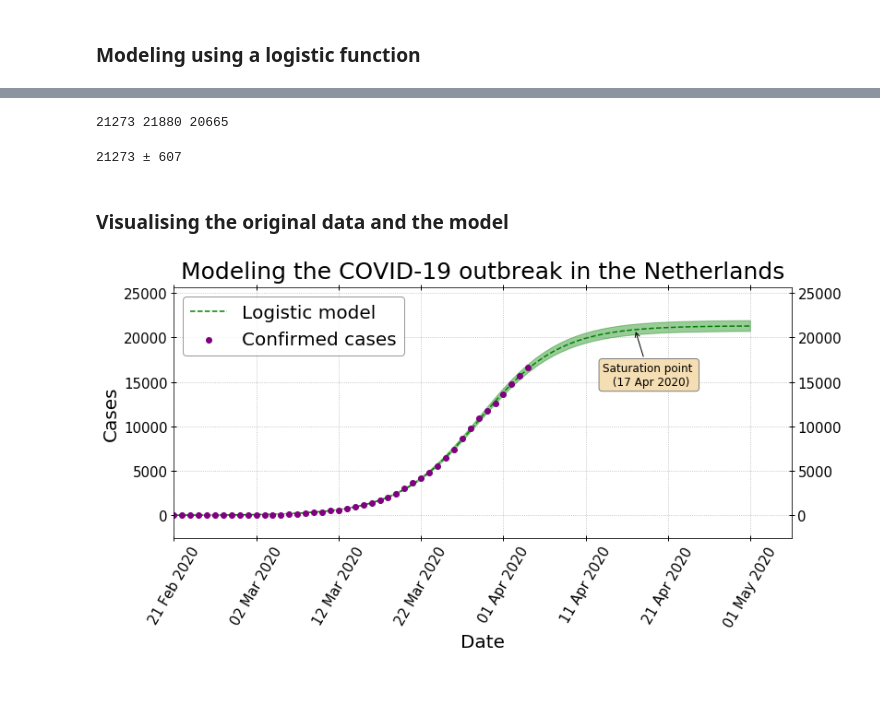
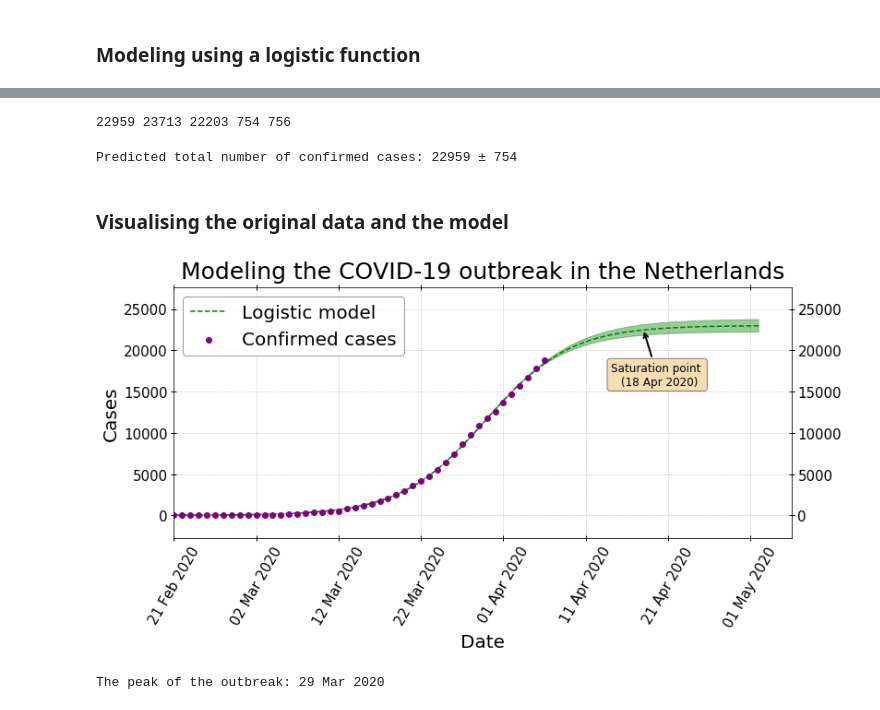
Before and after one commit to ArtemZapara/modeling_covid_19_NL, a Jupyter notebook: modeling_COVID_NL.ipynb, the cells around one changed output, grey strips where cells are left out. Saved outputs shown, nothing was run; the diff lists cells and outputs as text; code cells hidden in the pictures.

```diff
--- a/modeling_COVID_NL.ipynb
+++ b/modeling_COVID_NL.ipynb
@@ -149,9 +177,9 @@ Day of flattening of the infection curve
 # %%
-flatasymp=sol+15
-mean = [logistic_model(i,a,b,c) for i in np.arange(flatasymp)]
-upper_lim = [logistic_model(i,a+0,b+0,c+3*sigma_c) for i in np.arange(flatasymp)]
-lower_lim = [logistic_model(i,a-0,b-0,c-3*sigma_c) for i in np.arange(flatasymp)]
+flatasymp=sol+15   # adding 15 days after the flattening for visualization
+mean = [logistic_model(i,a,b,c) for i in np.arange(flatasymp)]     # this is a new array of data from the model
+upper_lim = [logistic_model(i,a+3*sigma_a,b+3*sigma_b,c+3*sigma_c) for i in np.arange(flatasymp)]   # upper 3-sigma boundary
+lower_lim = [logistic_model(i,a-3*sigma_a,b-3*sigma_b,c-3*sigma_c) for i in np.arange(flatasymp)]   # lower 3-sigma boundary
 # %%
-print(int(mean[-1]),int(upper_lim[-1]),int(lower_lim[-1]))
+print(int(mean[-1]),int(upper_lim[-1]),int(lower_lim[-1]),int(upper_lim[-1])-int(mean[-1]),int(mean[-1])-int(lower_lim[-1]))
 # %% [output]
-21273 21880 20665
+22959 23713 22203 754 756
@@ -162,47 +186,62 @@ mean_f=int(mean[-1])
-# %%
-print(str(mean_f)+' \xb1 '+ str(error))
-# %% [output]
-21273 ± 607
+# %%
+error = int((upper_lim[-1]-lower_lim[-1])/2)   # error bar at the end of modeling
+mean_final=int(mean[-1])                       # final values at the end of modeling
+
+print('Predicted total number of confirmed cases: ' + str(mean_final)+' \xb1 '+ str(error))
+# %% [output]
+Predicted total number of confirmed cases: 22959 ± 754
 # %% [markdown]
 ### Visualising the original data and the model
 # %%
 xArr_model=np.arange(len(mean))
 
 fig, ax = plt.subplots(1)
 fig.set_size_inches(12, 5)
 
+#########################################################################
+# Visaulizing the data
+#########################################################################
+
 ax.scatter(xArray,confirmed, color='purple', zorder=2,  label='Confirmed cases')
 
-ax.annotate('Saturation point \n ('+datesol+')', xy=(sol, max(mean)*0.98),  xycoords='data',
+ax.annotate('Saturation point \n ('+datesol+')', xy=(sol, np.max(mean)*0.98),  xycoords='data',
             fontsize=12, bbox=dict(boxstyle='round', fc='wheat', ec='gray'),
             xytext=(15, -60), textcoords='offset points', ha='center',
-            arrowprops=dict(arrowstyle="->"))
+            arrowprops=dict(arrowstyle="->", linewidth=2))
+
+ax.plot(xArr_model, mean, 'g--', zorder=1, label = 'Logistic model')
+
+ax.fill_between(xArr_model, upper_lim, lower_lim, color='green', alpha=0.4, zorder=1)
+
+##########################################################################
+# Adjusting some parameteres of the figure
 
 ax.tick_params(axis='x', direction='inout', length=6, width=1,
          top=True, labeltop=False, labelsize=15)
 ax.tick_params(axis='y', which='both', direction='inout', length=6, width=1,
         top=True, labelright=True, labelsize=15)
 ax.yaxis.set_ticks_position('both')
 ax.grid(True,which="major",ls=":",c='gray', alpha=0.6)
 
-ax.plot(xArr_model, mean, 'g--', zorder=1, label = 'Logistic model')
+ax.set_ylim(-20*(np.ceil(1.2*max(mean)/200)),200*(np.ceil(1.2*max(mean)/200)))
 
-ax.fill_between(xArr_model, upper_lim, lower_lim, color='green', alpha=0.4, zorder=1)
+ax.legend(loc=2, fontsize=20, edgecolor='gray')
 
-ax.set_ylim(-20*(np.ceil(1.2*max(mean)/200)),200*(np.ceil(1.2*max(mean)/200)))
+ax.set_ylabel('Cases', fontsize=20)
+ax.set_xlabel('Date', fontsize=20)
+ax.set_title('Modeling the COVID-19 outbreak in the ' + country, fontsize=25, pad=10)
+
+##########################################################################
+# Adjusting date labels on the x-axis
 
 ax.set_xlim(30,105)
 locs = ax.get_xticks()
 new_locs=[date_array[int(i)] for i in locs]
 ax.set_xticklabels([i for i in new_locs], fontsize = 15, rotation = 60)
 
-ax.legend(loc=2, fontsize=20, edgecolor='gray')
-
-ax.set_ylabel('Cases', fontsize=20)
-ax.set_xlabel('Date', fontsize=20)
-
-ax.set_title('Modeling the COVID-19 outbreak in the ' + country, fontsize=25, pad=10)
+###########################################################################
+# Saving the figure
 
 plt.savefig(country+'_model_'+date_current+'.png', dpi=200, bbox_inches="tight")
 # %% [output]
-[figure, old version]
+[figure, new version]
@@ -217,3 +253,9 @@ lower_lim_diff = np.diff(lower_lim)
+# %%
+max_index=np.argmax(mean_diff)         # index when the maximum of daily cases occur
+date_max=date_array[max_index]         # and the corresponding date
+print('The peak of the outbreak: '+date_max)
+# %% [output]
+The peak of the outbreak: 29 Mar 2020
 # %%
 fig, ax = plt.subplots(1)
 fig.set_size_inches(12, 5)
```
Also changed, not shown: parts of 12 cells of this notebook.
